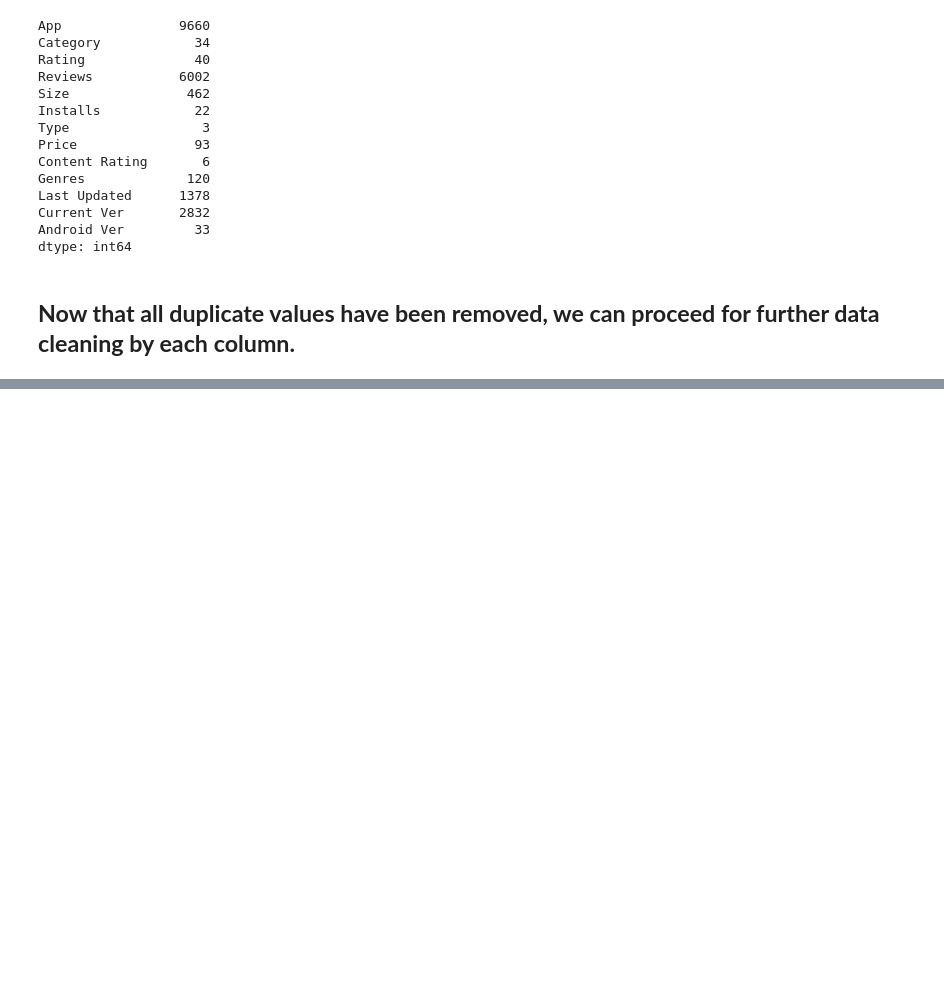
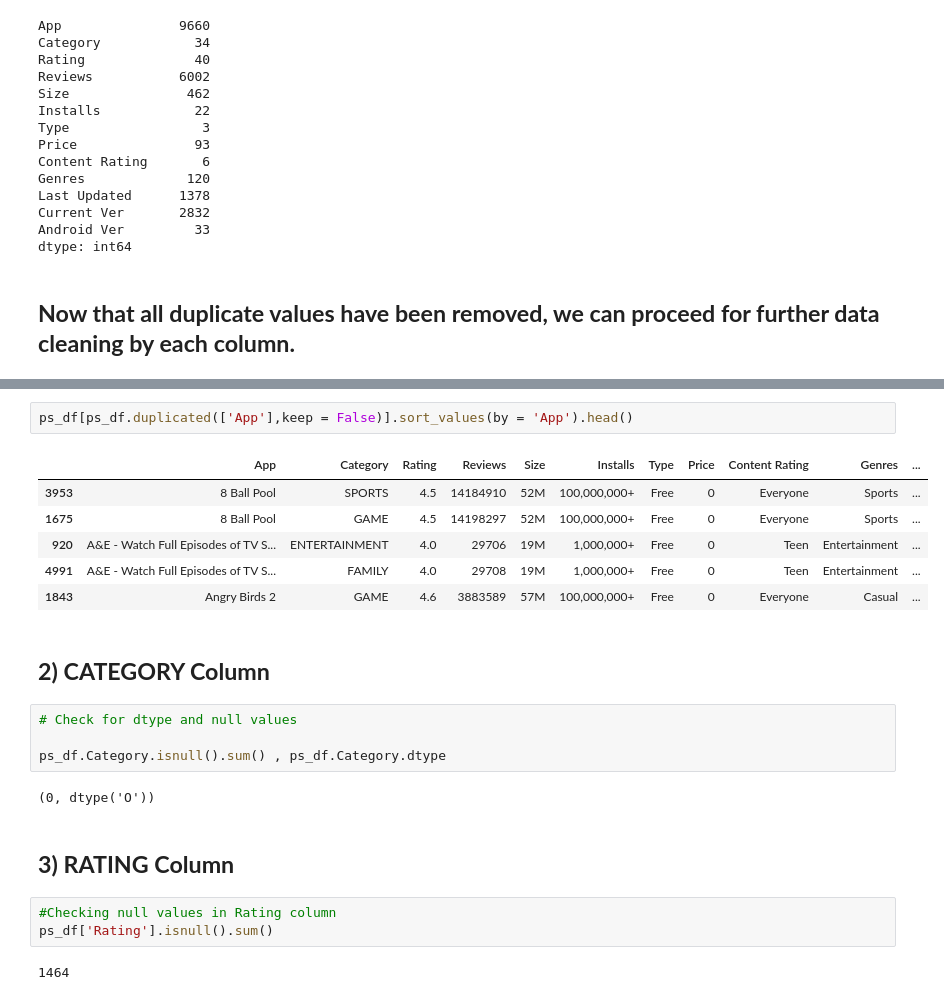
Before and after one commit to ankitrai777/EDA-on-Play-Store-App-Review, a Jupyter notebook: Play_Store_App_Review_Analysis_Capstone_Project.ipynb, the cells around one changed output, grey strips where cells are left out. Drawn from its saved outputs; the diff is of its cells as text; blank space fills up the shorter version.

```diff
--- a/Play_Store_App_Review_Analysis_Capstone_Project.ipynb
+++ b/Play_Store_App_Review_Analysis_Capstone_Project.ipynb
@@ -154,0 +179,24 @@ dtype: int64
+# %%
+ps_df[ps_df.duplicated(['App'],keep = False)].sort_values(by = 'App').head()
+# %% [output]
+|  | App | Category | Rating | Reviews | Size | Installs | Type | Price | Content Rating | Genres | ... |
+| 3953 | 8 Ball Pool | SPORTS | 4.5 | 14184910 | 52M | 100,000,000+ | Free | 0 | Everyone | Sports | ... |
+| 1675 | 8 Ball Pool | GAME | 4.5 | 14198297 | 52M | 100,000,000+ | Free | 0 | Everyone | Sports | ... |
+| 920 | A&E - Watch Full Episodes of TV S... | ENTERTAINMENT | 4.0 | 29706 | 19M | 1,000,000+ | Free | 0 | Teen | Entertainment | ... |
+| 4991 | A&E - Watch Full Episodes of TV S... | FAMILY | 4.0 | 29708 | 19M | 1,000,000+ | Free | 0 | Teen | Entertainment | ... |
+| 1843 | Angry Birds 2 | GAME | 4.6 | 3883589 | 57M | 100,000,000+ | Free | 0 | Everyone | Casual | ... |
+# %% [markdown]
+## **2) CATEGORY Column**
+# %%
+# Check for dtype and null values
+
+ps_df.Category.isnull().sum() , ps_df.Category.dtype
+# %% [output]
+(0, dtype('O'))
+# %% [markdown]
+## **3) RATING Column**
+# %%
+#Checking null values in Rating column
+ps_df['Rating'].isnull().sum()
+# %% [output]
+1464
```
Also changed, not shown: parts of 39 cells of this notebook.
